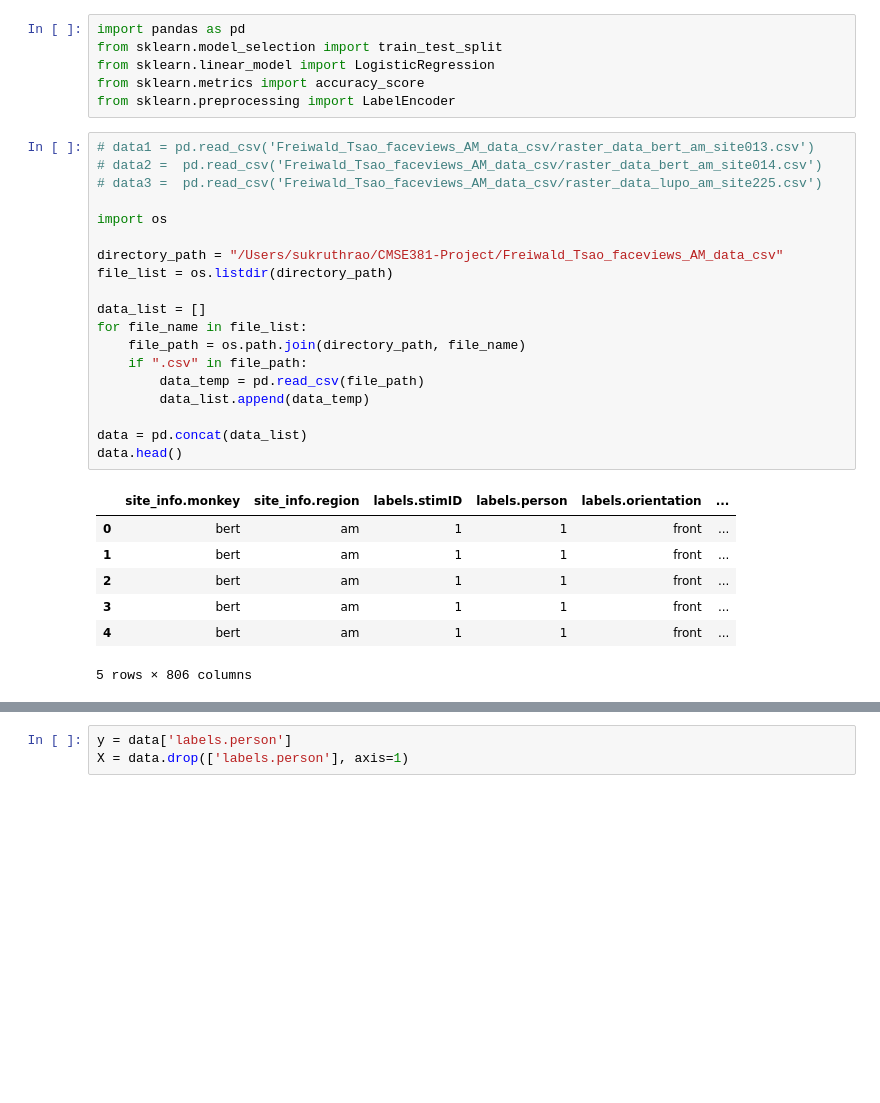
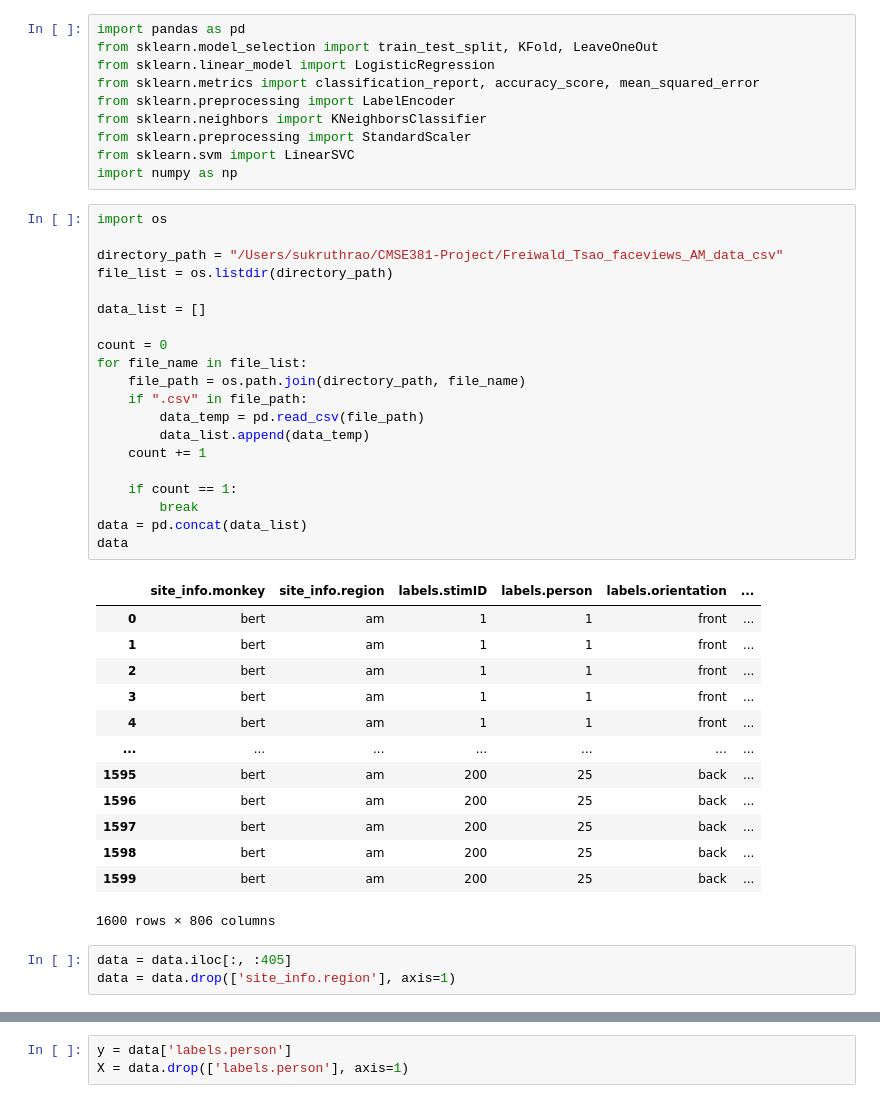
Before and after one commit to wolstone/CMSE381-Project, a Jupyter notebook: temp.ipynb, the cells around one changed output, grey strips where cells are left out. Saved outputs shown, nothing was run; the diff lists cells and outputs as text; blank space fills up the shorter version.

```diff
--- a/temp.ipynb
+++ b/temp.ipynb
@@ -1,33 +1,47 @@
 # %%
 import pandas as pd
-from sklearn.model_selection import train_test_split
+from sklearn.model_selection import train_test_split, KFold, LeaveOneOut
 from sklearn.linear_model import LogisticRegression
-from sklearn.metrics import accuracy_score
+from sklearn.metrics import classification_report, accuracy_score, mean_squared_error
 from sklearn.preprocessing import LabelEncoder
+from sklearn.neighbors import KNeighborsClassifier
+from sklearn.preprocessing import StandardScaler
+from sklearn.svm import LinearSVC
+import numpy as np
 # %%
-# data1 = pd.read_csv('Freiwald_Tsao_faceviews_AM_data_csv/raster_data_bert_am_site013.csv')
-# data2 =  pd.read_csv('Freiwald_Tsao_faceviews_AM_data_csv/raster_data_bert_am_site014.csv')
-# data3 =  pd.read_csv('Freiwald_Tsao_faceviews_AM_data_csv/raster_data_lupo_am_site225.csv')
-
 import os
 
 directory_path = "/Users/sukruthrao/CMSE381-Project/Freiwald_Tsao_faceviews_AM_data_csv"
 file_list = os.listdir(directory_path)
 
 data_list = []
+
+count = 0
 for file_name in file_list:
     file_path = os.path.join(directory_path, file_name)
     if ".csv" in file_path:
         data_temp = pd.read_csv(file_path)
         data_list.append(data_temp)
+    count += 1
 
+    if count == 1:
+        break
 data = pd.concat(data_list)
-data.head()
+data
 # %% [output]
 |  | site_info.monkey | site_info.region | labels.stimID | labels.person | labels.orientation | ... |
 | 0 | bert | am | 1 | 1 | front | ... |
 | 1 | bert | am | 1 | 1 | front | ... |
 | 2 | bert | am | 1 | 1 | front | ... |
 | 3 | bert | am | 1 | 1 | front | ... |
 | 4 | bert | am | 1 | 1 | front | ... |
+| ... | ... | ... | ... | ... | ... | ... |
+| 1595 | bert | am | 200 | 25 | back | ... |
+| 1596 | bert | am | 200 | 25 | back | ... |
+| 1597 | bert | am | 200 | 25 | back | ... |
+| 1598 | bert | am | 200 | 25 | back | ... |
+| 1599 | bert | am | 200 | 25 | back | ... |
-5 rows × 806 columns
+1600 rows × 806 columns
+# %%
+data = data.iloc[:, :405]
+data = data.drop(['site_info.region'], axis=1)
```
Also changed, not shown: parts of 13 cells of this notebook.
